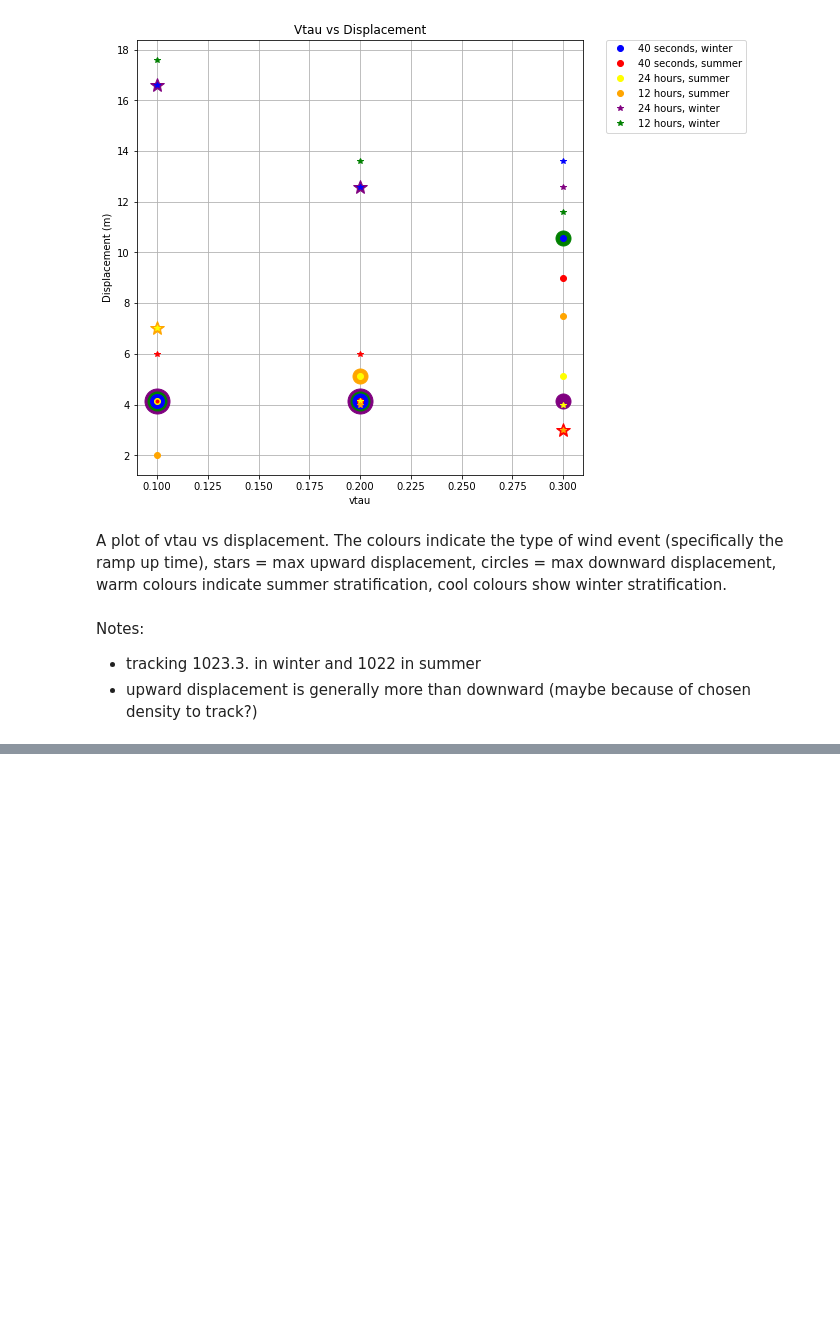
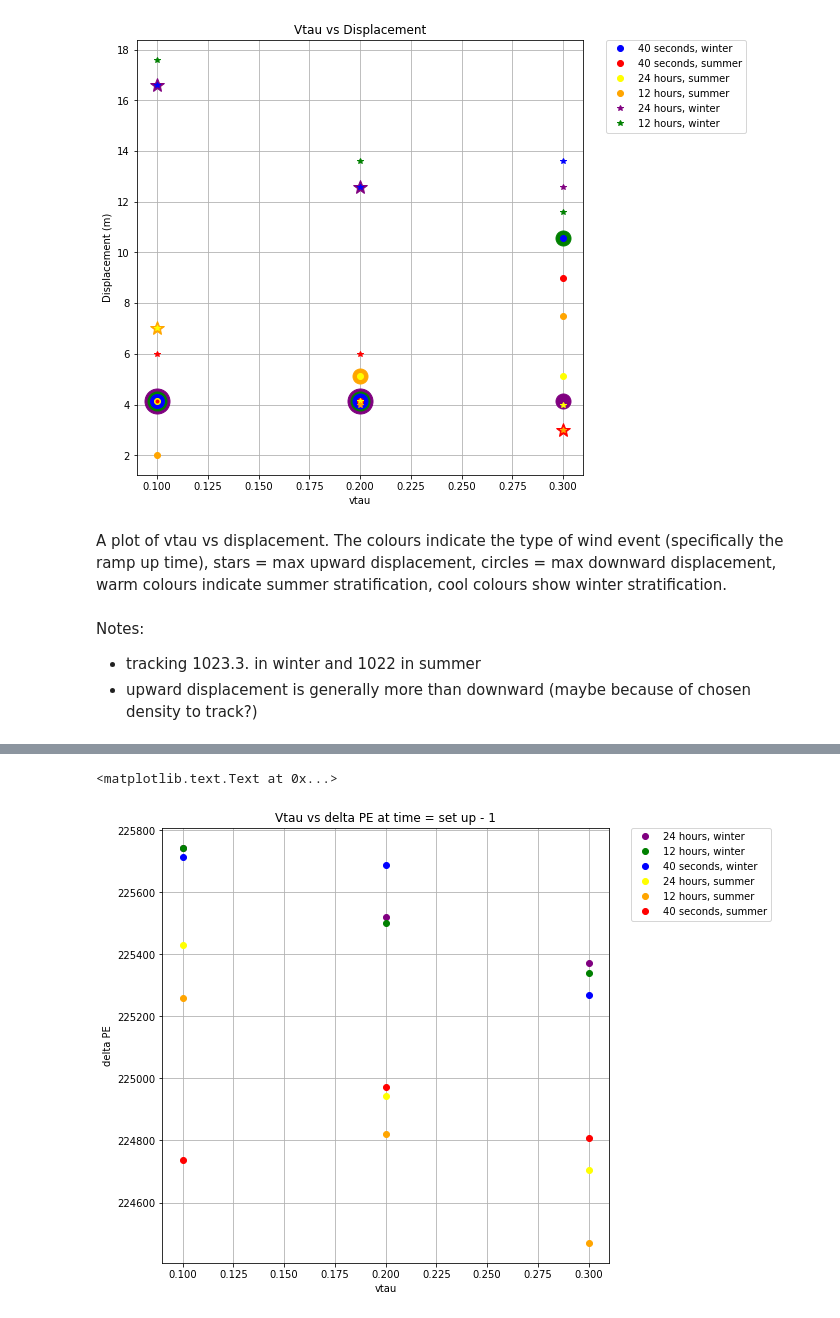
Before and after one commit to SalishSeaCast/analysis-vicky, a Jupyter notebook: notebooks/SalishSeaLake/cross-basin-tilt.ipynb, the cells around one changed output, grey strips where cells are left out. Drawn from its saved outputs; the diff is of its cells as text; code cells hidden in the pictures; blank space fills up the shorter version.

```diff
--- a/notebooks/SalishSeaLake/cross-basin-tilt.ipynb
+++ b/notebooks/SalishSeaLake/cross-basin-tilt.ipynb
@@ -654,0 +740,47 @@ Notes:
+# %%
+a = np.array([225522.0146,
+225500.8622,
+225689.2462,
+225743.8751,
+225741.8879,
+225715.2862,
+225372.2134,
+225338.683,
+225269.177,
+224942.7154,
+224821.6334,
+224972.7665,
+225429.1101,
+225258.0937,
+224736.07,
+224704.8263,
+224469.4481,
+224806.5727])
+# %%
+fig, ax = plt.subplots(figsize = (8,8))
+ax.set_ylabel('delta PE')
+ax.set_xlabel('vtau')
+ax.grid('on')
+ax.plot(0.2,a[0],'o', color='purple' )
+ax.plot(0.2,a[1],'o', color='green')
+ax.plot(0.2,a[2],'o', color='blue')
+ax.plot(0.1,a[3],'o', color='purple')
+ax.plot(0.1,a[4],'o', color='green')
+ax.plot(0.1,a[5],'o', color='blue')
+ax.plot(0.3,a[6],'o', color='purple', label = '24 hours, winter')
+ax.plot(0.3,a[7],'o', color='green', label = '12 hours, winter')
+ax.plot(0.3,a[8],'o', color='blue', label = '40 seconds, winter')
+ax.plot(0.2,a[9],'o', color='yellow' )
+ax.plot(0.2,a[10],'o', color='orange')
+ax.plot(0.2,a[11],'o', color='red')
+ax.plot(0.1,a[12],'o', color='yellow', label = '24 hours, summer')
+ax.plot(0.1,a[13],'o', color='orange', label = '12 hours, summer')
+ax.plot(0.1,a[14],'o', color='red', label = '40 seconds, summer')
+ax.plot(0.3,a[15],'o', color='yellow')
+ax.plot(0.3,a[16],'o', color='orange')
+ax.plot(0.3,a[17],'o', color='red')
+plt.legend(bbox_to_anchor=(1.05, 1), loc=2, borderaxespad=0.)
+plt.title('Vtau vs delta PE at time = set up - 1')
+# %% [output]
+<matplotlib.text.Text at 0x...>
+[figure, added]
```
Also changed, not shown: parts of 34 cells of this notebook.
